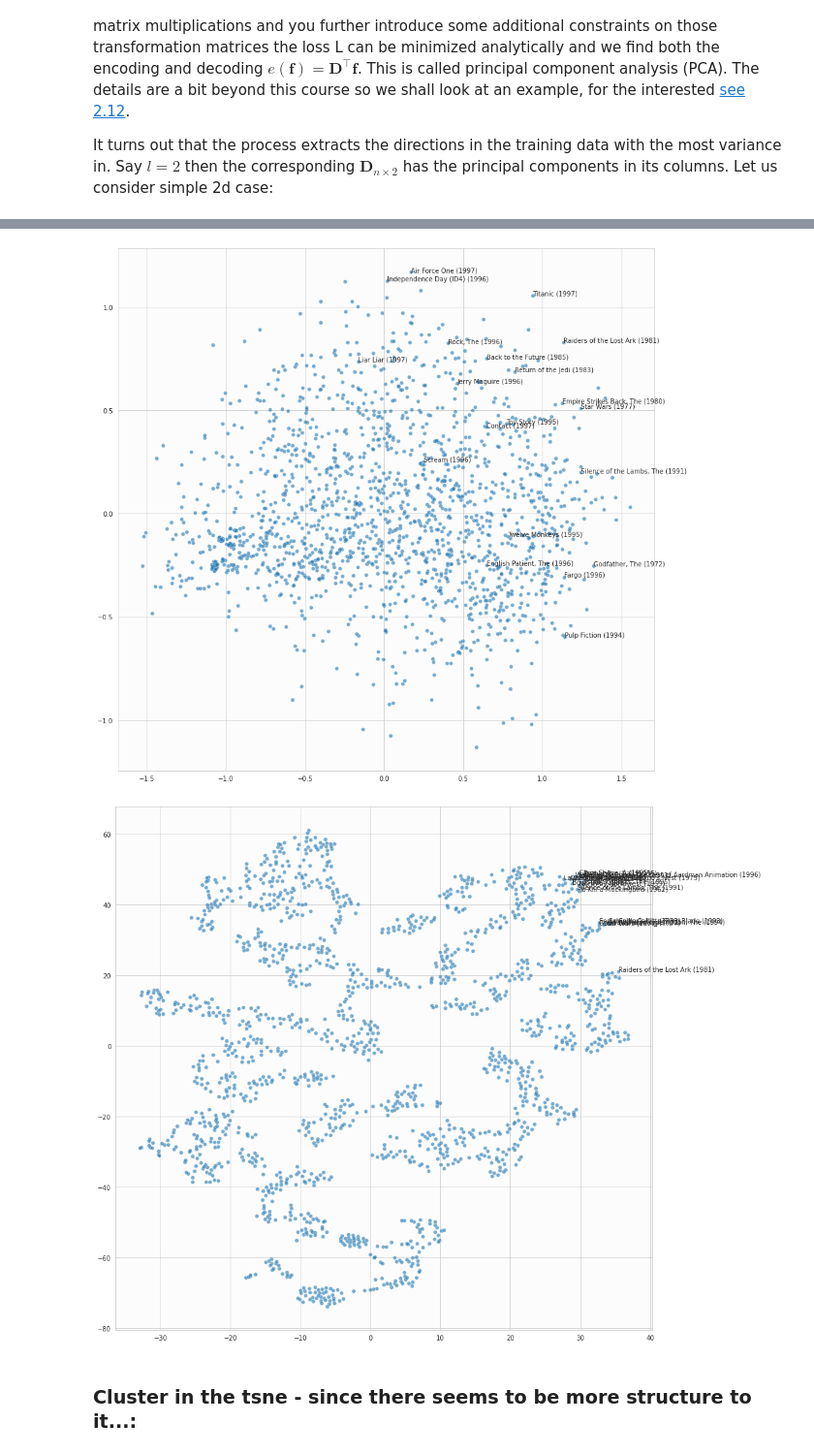
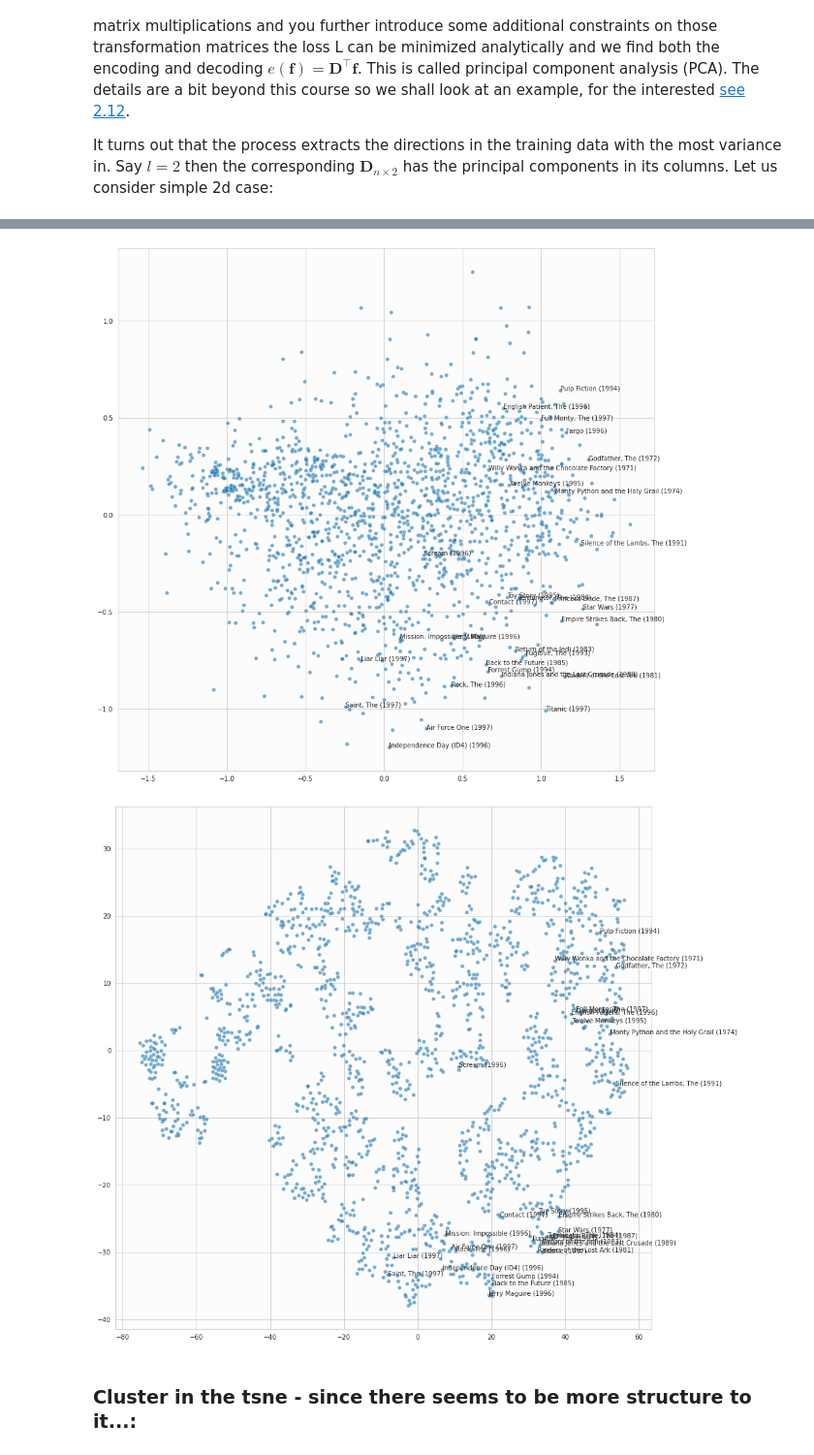
Before and after one commit to topiko/MLcourseMaterial, a Jupyter notebook: AML_L07_CollabFilteringAndUnsupervisedLearning/AML_07_UnsupervisedLearning.ipynb, the cells around one changed output, grey strips where cells are left out. Shown at 97% size. Drawn from its saved outputs; the diff is of its cells as text; code cells hidden in the pictures.

```diff
--- a/AML_L07_CollabFilteringAndUnsupervisedLearning/AML_07_UnsupervisedLearning.ipynb
+++ b/AML_L07_CollabFilteringAndUnsupervisedLearning/AML_07_UnsupervisedLearning.ipynb
@@ -234,7 +234,7 @@ class DotProductScore(DotBase):
 # %%
 import torch
 
-nlatent = 1
+nlatent = 2
 nusers = df.user.nunique()
 nmovies = df.movie.nunique()
 
@@ -391,11 +408,10 @@ Let us use PCA (and TSNE) to plot our movie encoded movie latent factors and see
 # %%
-from sklearn.decomposition import PCA
 from sklearn.manifold import TSNE
 
 # We consider all movies...
 idxs = movie_title_df.index
 
-# First cast the underlying pytorch tensors into a ince numyp array:
+# First cast the underlying pytorch tensors into a ince numpy array:
 lat_movie = np.hstack((dps.get_params(idxs, key='movie')[0].detach().numpy(),
                        dps.get_params(idxs, key='movie')[1].detach().numpy().reshape(-1, 1)))
 
@@ -407,35 +423,40 @@ lat_movie_pca = PCA(n_components=2).fit_transform(lat_movie)
 # https://scikit-learn.org/stable/modules/manifold.html#manifold
 lat_movie_tsne = TSNE(n_components=2).fit_transform(lat_movie)
 
-# Also create arrays of popluar and good movies:
-N = 20
+# Also create arrays of popluar and good movies, take N:
+N = 30
+
+# Popular movies are the ones that have been rated the most often:
 popular_movies = df_train.loc[:, 'movie'].value_counts().iloc[:N].index
+
+# Goof movies are the ones with the highest movie bias in the latent factors:
 good_movies = movie_title_df.sort_values('movie_biases', ascending=False).iloc[:N].index
 # %%
 def plot_movies(movie_2d, idxs, named_movies, colors=None, alpha=.2):
     """
     This is a convenience fnction for plotting the embedded latent factors of movies, with
     additional option for coloring using the cluster index etc..
     """
 
     # Create the figure
     plt.subplots(figsize=(15,15))
 
     # sns scatter...
     sns.scatterplot(x=movie_2d[idxs, 0], y=movie_2d[idxs, 1],
                     hue=colors, alpha=alpha, palette=sns.color_palette("Paired", len(np.unique(colors))))
 
     # For the named movies we imprint their title:
     for idx in named_movies:
         plt.annotate(movie_title_df.loc[idx, 'title'], xy=(movie_2d[idx, :]))
 
     plt.show()
 
-plot_movies(lat_movie_pca, idxs, popular_movies, alpha=.6)
-plot_movies(lat_movie_tsne, idxs, good_movies, alpha=.6)
+highlighted_movies = popular_movies
+plot_movies(lat_movie_pca, idxs, highlighted_movies, alpha=.6)
+plot_movies(lat_movie_tsne, idxs, highlighted_movies, alpha=.6)
 # %% [output]
-[figure, old version]
+[figure, new version]
-[figure, old version]
+[figure, new version]
 # %% [markdown]
 ### Cluster in the tsne - since there seems to be more structure to it...:
 # %%
```
Also changed, not shown: parts of 8 cells of this notebook.
